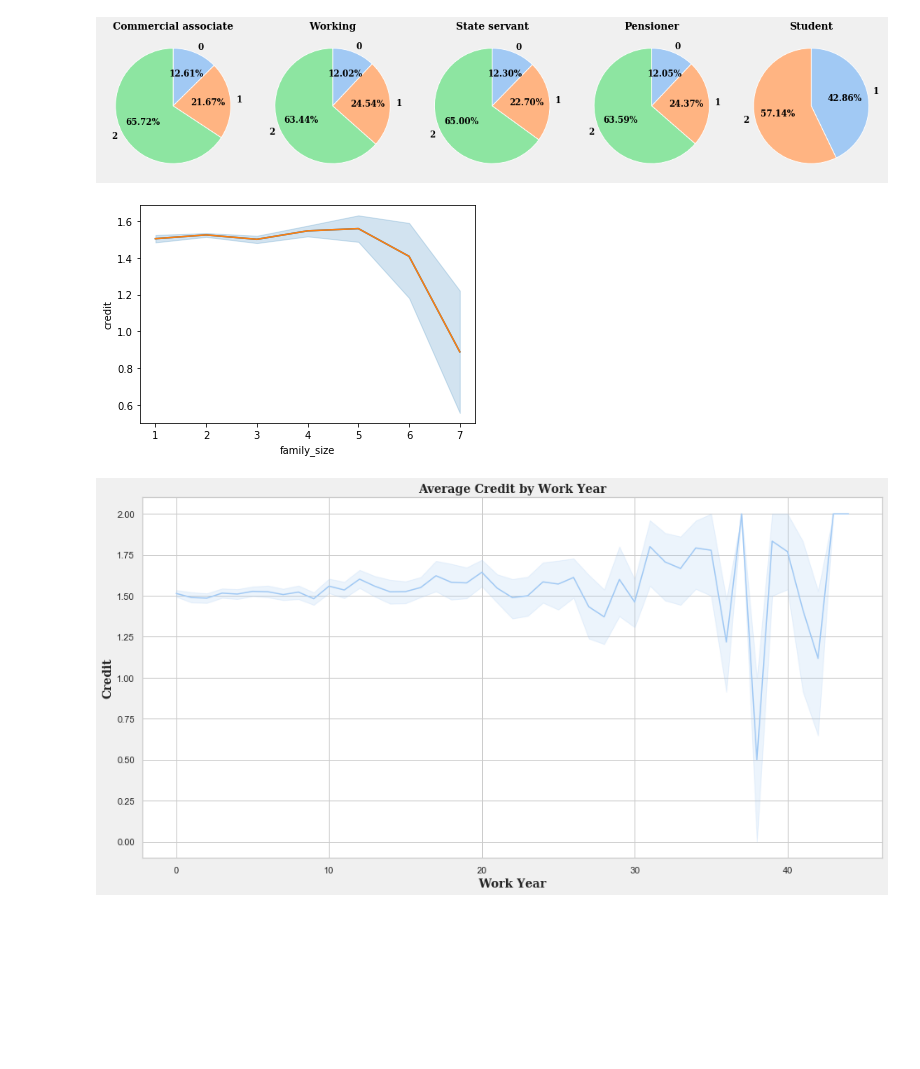
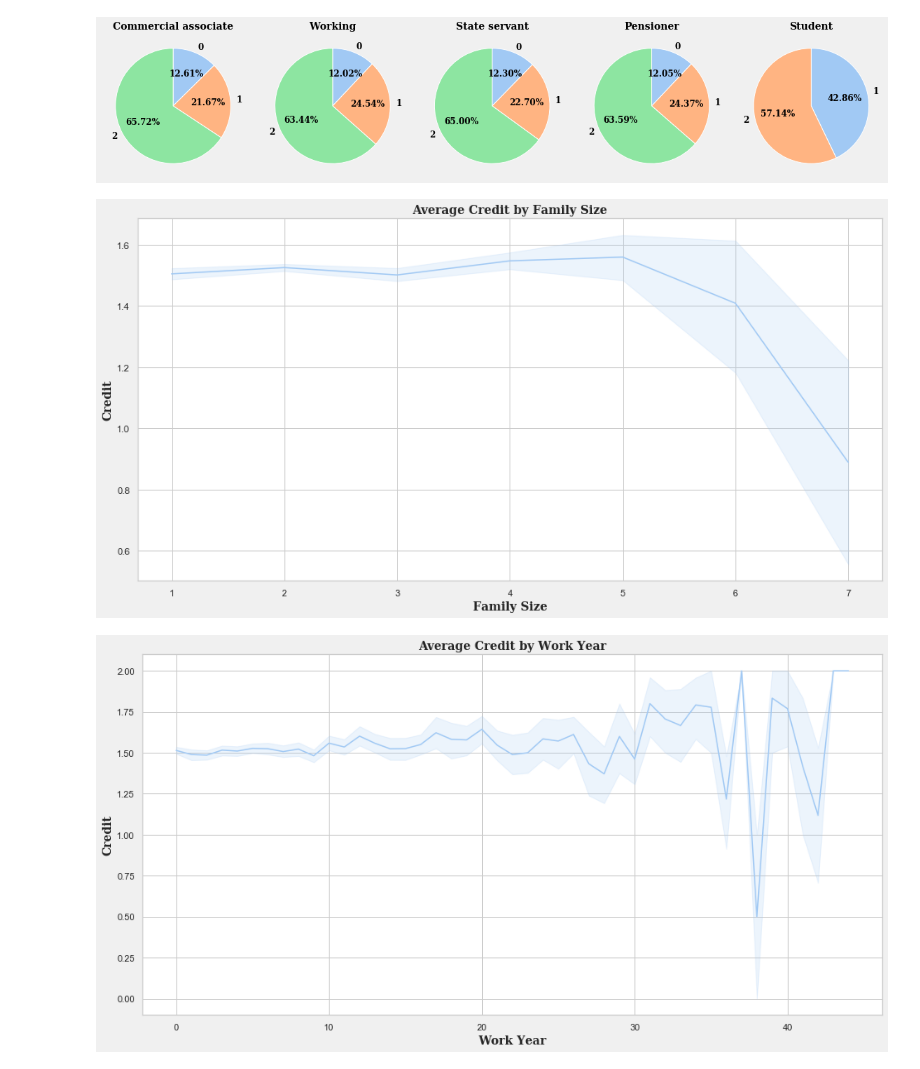
Before and after one commit to mhson-stack/credit-card-overdue-prediciton-ML-project, a Jupyter notebook: credit-card-overdue-eda.ipynb, the cells around one changed output. Cells and saved outputs as stored; diff of their text form; code cells hidden in the pictures; blank space fills up the shorter version.

```diff
--- a/credit-card-overdue-eda.ipynb
+++ b/credit-card-overdue-eda.ipynb
@@ -249,13 +242,23 @@ plt.show()
 # %% [output]
 [figure]
 # %%
-fig, ax = plt.subplots()
+fig, ax = plt.subplots(figsize = (16, 8), facecolor='#F0F0F0')
+sns.set_theme(style='whitegrid', palette="pastel")
+font = {'family': 'serif',
+         'weight': 'bold',
+         'size': 14}
+
 df = train.groupby('family_size').mean()['credit']
+
 sns.lineplot(x = train['family_size'], y = train['credit'], markers=False)
-sns.lineplot(data = df)
+plt.title('Average Credit by Family Size', fontdict= font)
+plt.ylabel('Credit', fontdict=font)
+plt.xlabel('Family Size', fontdict=font)
+plt.savefig('Graph/Average Credit by Family Size', dpi = 200)
+
 plt.show()
 # %% [output]
-[figure, old version]
+[figure, new version]
 # %%
 fig, ax = plt.subplots(figsize = (16, 8), facecolor='#F0F0F0')
 sns.set_theme(style='whitegrid', palette="pastel")
```
Also changed, not shown: parts of 3 cells of this notebook.
